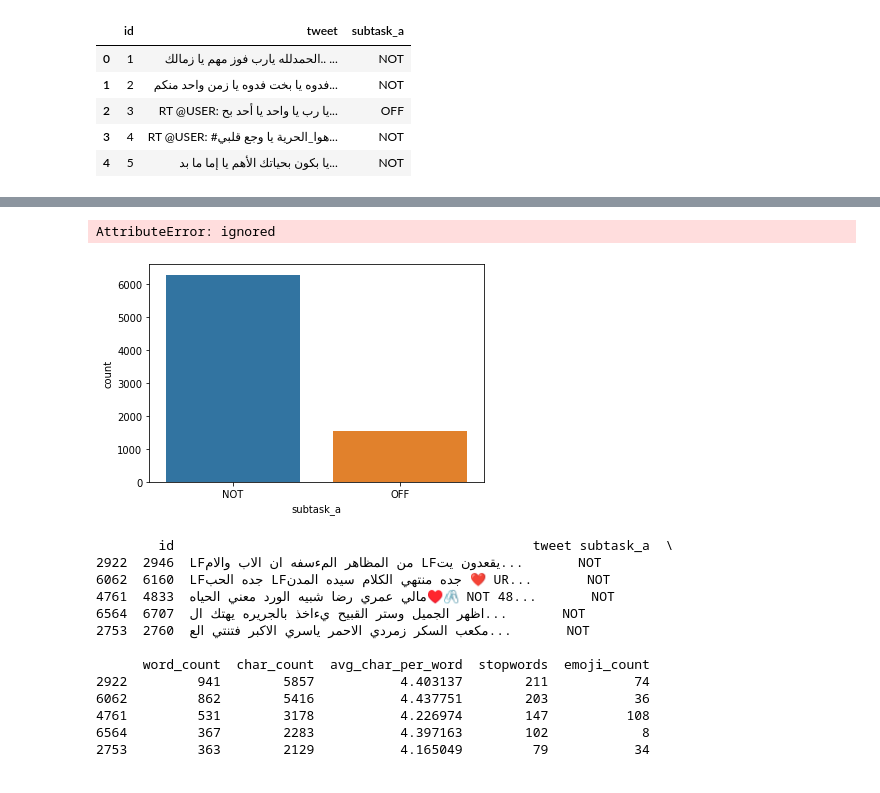
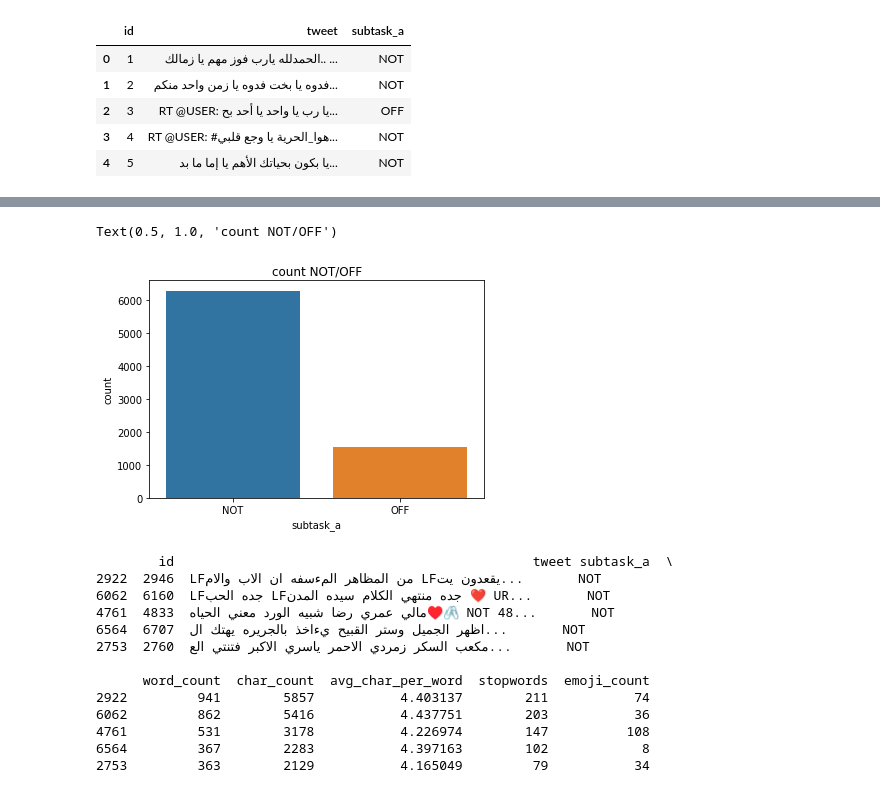
Before and after one commit to rfahrn/Shared_Task, a Jupyter notebook: Shared_Task.ipynb, the cells around one changed output, grey strips where cells are left out. Cells and saved outputs as stored; diff of their text form; code cells hidden in the pictures.

```diff
--- a/Shared_Task.ipynb
+++ b/Shared_Task.ipynb
@@ -67,11 +62,12 @@ train.head()
 | 2753 | 2760 | يا مُكعب السُكرَ يا زمُردي الأحمر... | NOT | 363 | 2129 | 4.165049 | 79 | 34 |
 # %%
 import seaborn as sns
-sns.countplot(df.subtask_a)
-plt.xlabel('review score') # much mor not than offendent tweets
+import matplotlib.pyplot as plt
+sns.countplot(train.subtask_a)
+plt.title('count NOT/OFF') # much mor not than offendent tweets
 # %% [output]
-AttributeError: ignored
+Text(0.5, 1.0, 'count NOT/OFF')
-[figure, old version]
+[figure, new version]
 # %%
 # first we define a list of arabic and english punctiations that we want to get rid of in our text
 import string
```
Also changed, not shown: parts of 3 cells of this notebook.
